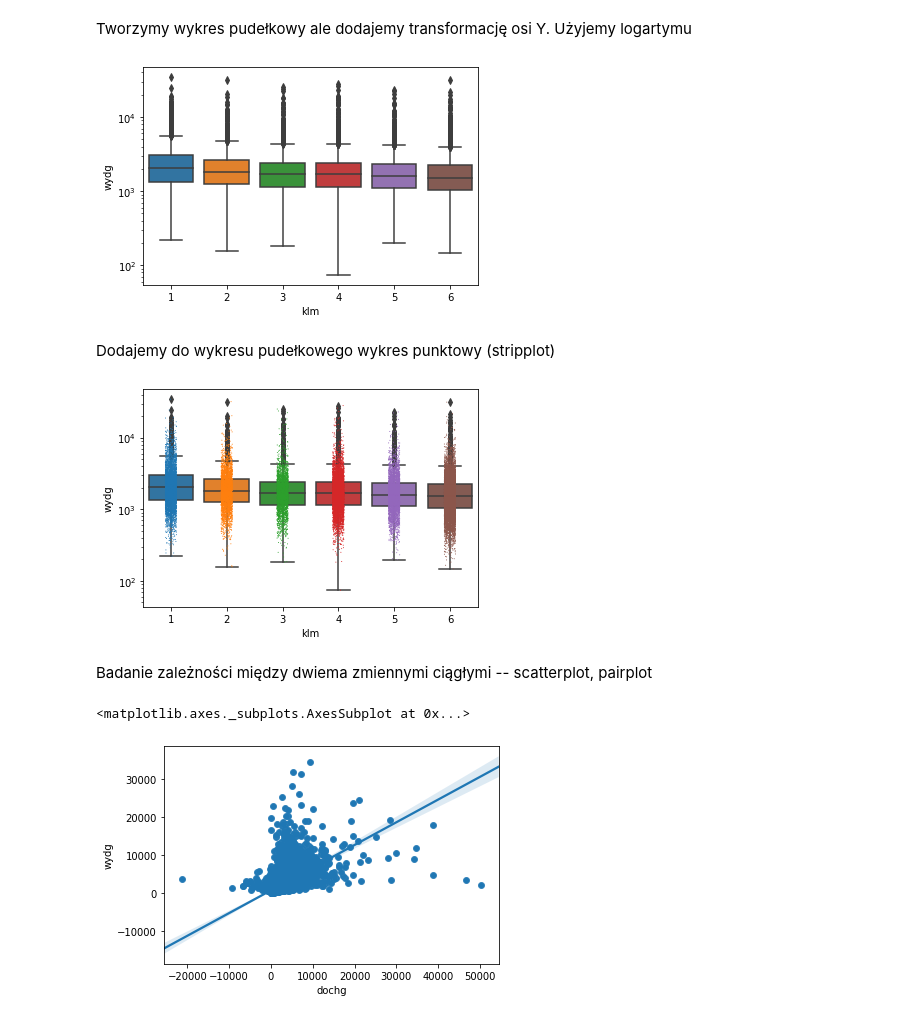
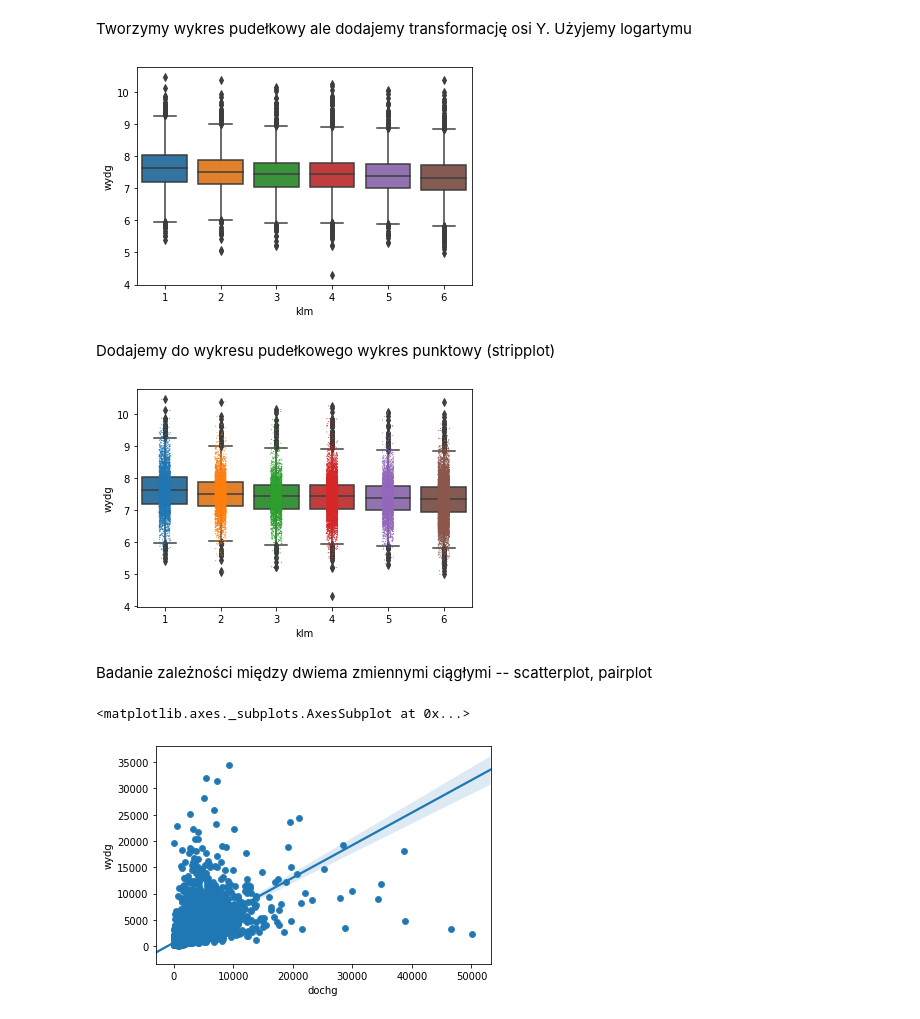
Before and after one commit to DepartmentOfStatisticsPUE/air-2020, a Jupyter notebook: notebooks/8_wizualizacja.ipynb, the cells around one changed output. Drawn from its saved outputs; the diff is of its cells as text; code cells hidden in the pictures.

```diff
--- a/notebooks/8_wizualizacja.ipynb
+++ b/notebooks/8_wizualizacja.ipynb
@@ -5,9 +5,9 @@ import pandas as pd
 import numpy as np
 import seaborn as sns
 # %%
-gosp = pd.read_excel(io = "gospodarstwa.xlsx")
-gosp.head()
-gosp2 = gosp.dropna()
+## wczytujemy dane
+gosp = pd.read_excel(io = "gospodarstwa.xlsx").dropna()
+gosp2 = gosp.loc[gosp.dochg > 0]
 gosp2.head()
 # %% [output]
 |  | klm | woj | trb | zut | d21 | d32 | d345 | d347 | d348 | d36 | d38 | ... |
@@ -44,18 +44,16 @@ sns.boxplot(x = "d348", y = "wydg", data = gosp2, hue = "klm")
 # %% [markdown]
 Tworzymy wykres pudełkowy ale dodajemy transformację osi Y. Użyjemy logartymu
 # %%
-wykres = sns.boxplot(x = "klm", y = "wydg", data = gosp2)
-wykres.set_yscale("log")
+wykres = sns.boxplot(x = "klm", y = np.log(gosp2.wydg), data = gosp2)
 # %% [output]
-[figure, old version]
+[figure, new version]
 # %% [markdown]
 Dodajemy do wykresu pudełkowego wykres punktowy (stripplot)
 # %%
-wyk1 = sns.stripplot(x = "klm", y = "wydg", data = gosp2, size = 1)
-wyk1 = sns.boxplot(x = "klm", y = "wydg", data = gosp2)
-wyk1.set_yscale("log")
+wyk1 = sns.stripplot(x = "klm", y = np.log(gosp2.wydg), data = gosp2, size = 1)
+wyk1 = sns.boxplot(x = "klm", y = np.log(gosp2.wydg), data = gosp2)
 # %% [output]
-[figure, old version]
+[figure, new version]
 # %% [markdown]
 Badanie zależności między dwiema zmiennymi ciągłymi -- scatterplot, pairplot
 # %%
@@ -63,7 +61,7 @@ sns.scatterplot(x = "dochg", y = "wydg", data = gosp2)
 sns.regplot(x = "dochg", y = "wydg", data = gosp2)
 # %% [output]
 <matplotlib.axes._subplots.AxesSubplot at 0x...>
-[figure, old version]
+[figure, new version]
 # %%
 sns.pairplot(data = gosp2, vars = ["dochg", "wydg", "d36"])
 sns.pairplot(data = gosp2, vars = ["dochg", "wydg", "d36"],  kind = "reg") ## dodajemy regresje
```
Also changed, not shown: parts of 7 cells of this notebook.
